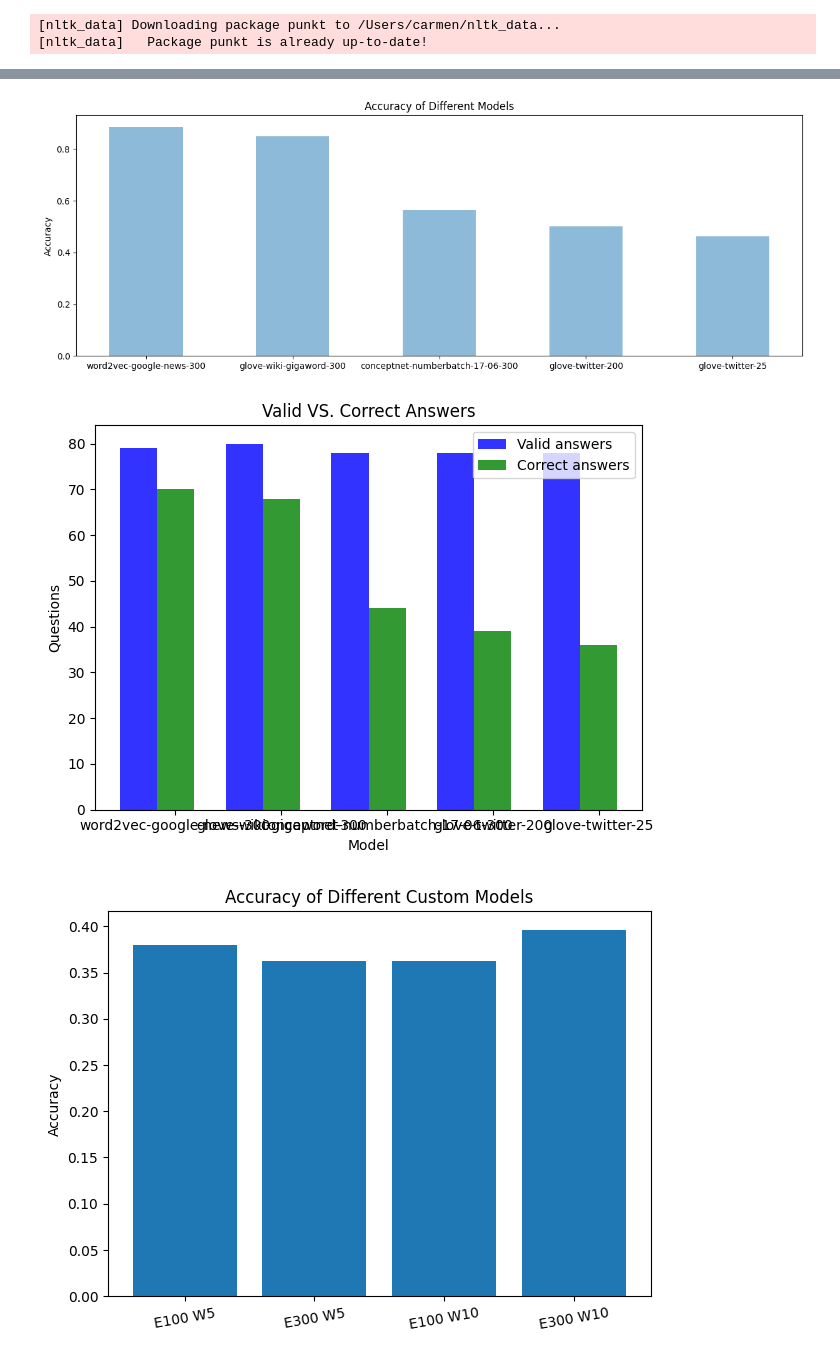
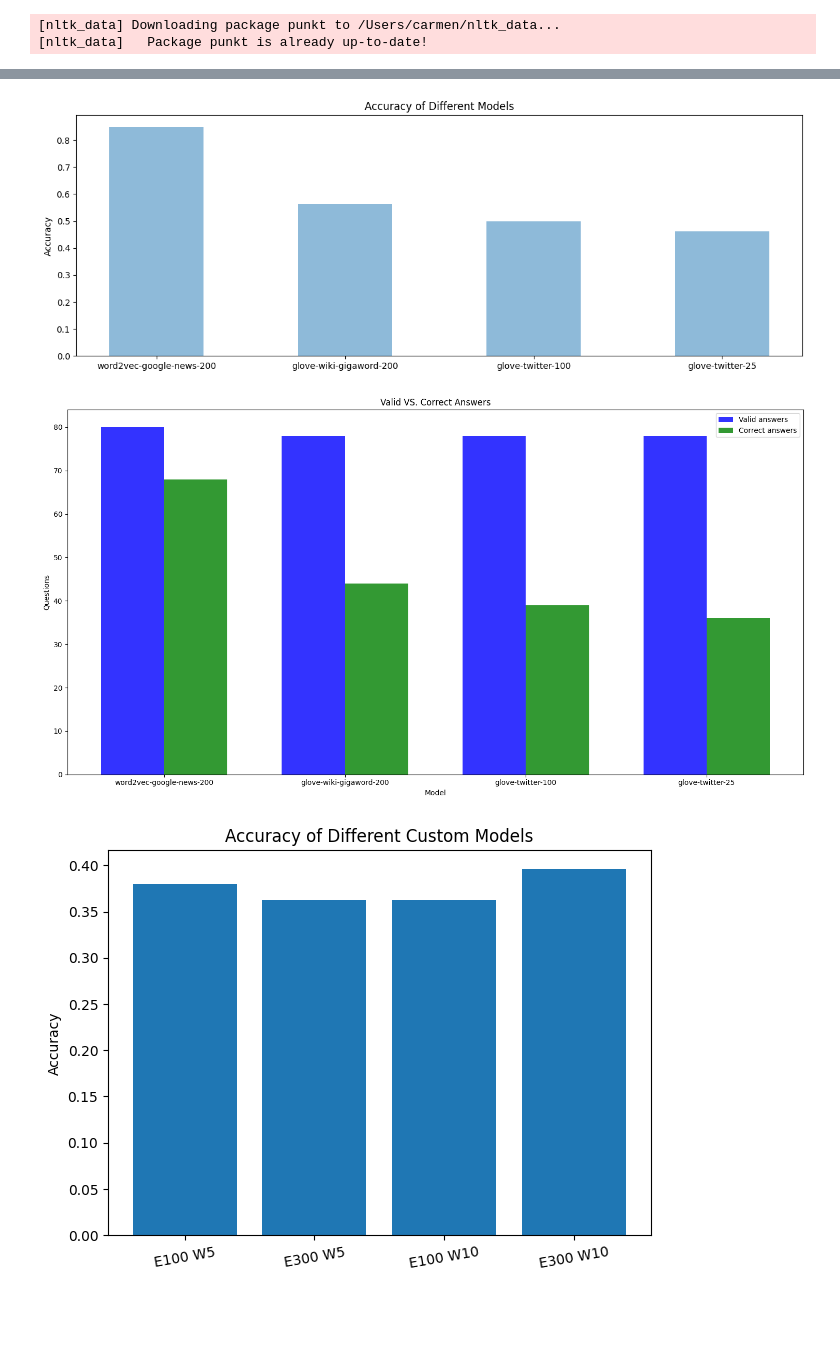
Before and after one commit to SarahMucci0312/COMP472-A2, a Jupyter notebook: a2.ipynb, the cells around one changed output, grey strips where cells are left out. Drawn from its saved outputs; the diff is of its cells as text; code cells hidden in the pictures; blank space fills up the shorter version.

Commit message:
Fix graphs and vocabulary size calculation

```diff
--- a/a2.ipynb
+++ b/a2.ipynb
@@ -199,7 +320,7 @@ with open('synonym.csv', mode='r') as dataset:
 with open('analysis.csv', mode='a', newline='') as details:
         csv_writer = csv.writer(details)
         model_name = "glove-wiki-gigaword-200"
-        vocab_size = 400000
+        vocab_size = len(C1E1.key_to_index)
         accuracyC1E1 = correctC1E1/validC1E1
         csv_writer.writerow([model_name, vocab_size, correctC1E1, validC1E1, accuracyC1E1]) # analysis results
         csv_writer.writerow("")
@@ -296,7 +417,7 @@ with open('synonym.csv', mode='r') as dataset:
 with open('analysis.csv', mode='a', newline='') as details:
         csv_writer = csv.writer(details)
         model_name = "glove-twitter-200"
-        vocab_size = 1193514
+        vocab_size = len(C2E1.key_to_index)
         accuracyC2E1 = correctC2E1/validC2E1
         csv_writer.writerow([model_name, vocab_size, correctC2E1, validC2E1, accuracyC2E1]) # analysis results
         csv_writer.writerow("")
@@ -394,7 +515,7 @@ with open('synonym.csv', mode='r') as dataset:
 with open('analysis.csv', mode='a', newline='') as details:
         csv_writer = csv.writer(details)
         model_name = "glove-twitter-100"
-        vocab_size = 1193514
+        vocab_size = len(C3E2.key_to_index)
         accuracyC3E2 = correctC3E2/validC3E2
         csv_writer.writerow([model_name, vocab_size, correctC3E2, validC3E2, accuracyC3E2]) # analysis results
         csv_writer.writerow("")
@@ -499,9 +620,9 @@ with open('analysis.csv', mode='a', newline='') as details:
 # %%
 # Task 2 accuracy graph
 
-objects = ('word2vec-google-news-300', 'glove-wiki-gigaword-300', 'conceptnet-numberbatch-17-06-300', 'glove-twitter-200', 'glove-twitter-25')
+objects = ('word2vec-google-news-200', 'glove-wiki-gigaword-200', 'glove-twitter-100', 'glove-twitter-25')
 y_pos = np.arange(len(objects))
-performance = [accuracy, accuracyC1E1, accuracyC2E1, accuracyC3E2, accuracyC3E3]
+performance = [accuracyC1E1, accuracyC2E1, accuracyC3E2, accuracyC3E3]
 
 plt.figure(figsize=(15,5))
 plt.bar(y_pos, performance, align='center', alpha=0.5, width = 0.5)
@@ -511,32 +632,30 @@ plt.title('Accuracy of Different Models')
 
 plt.show()
 # %% [output]
-[figure, old version]
+[figure, new version]
 # %%
 # Task 2 correct vs valid graph
-
-groups = 5
-correctList = (correct, correctC1E1, correctC2E1, correctC3E2, correctC3E3)
-validList = (valid, validC1E1, validC2E1, validC3E2, validC3E3)
+groups = 4
+correctList = (correctC1E1, correctC2E1, correctC3E2, correctC3E3)
+validList = (validC1E1, validC2E1, validC3E2, validC3E3)
 
 # Create plot
-fig, ax = plt.subplots()
+fig, ax = plt.subplots(figsize=(15, 8))
 index = np.arange(groups)
 
 rects1 = plt.bar(index, validList, 0.35, alpha=0.8, color='b', label='Valid answers')
 rects2 = plt.bar(index + 0.35, correctList, 0.35, alpha=0.8, color='g', label='Correct answers')
 
 plt.xlabel('Model')
 plt.ylabel('Questions')
 plt.title('Valid VS. Correct Answers')
-plt.xticks(index + 0.35, objects)
+plt.xticks(index + 0.35 / 2, objects)
 plt.legend()
-#plt.figure(figsize=(15,5))
 
 plt.tight_layout()
 plt.show()
 # %% [output]
-[figure, old version]
+[figure, new version]
 # %%
 # ------- Task 3 -------
 
```
Also changed, not shown: parts of 4 cells of this notebook.
